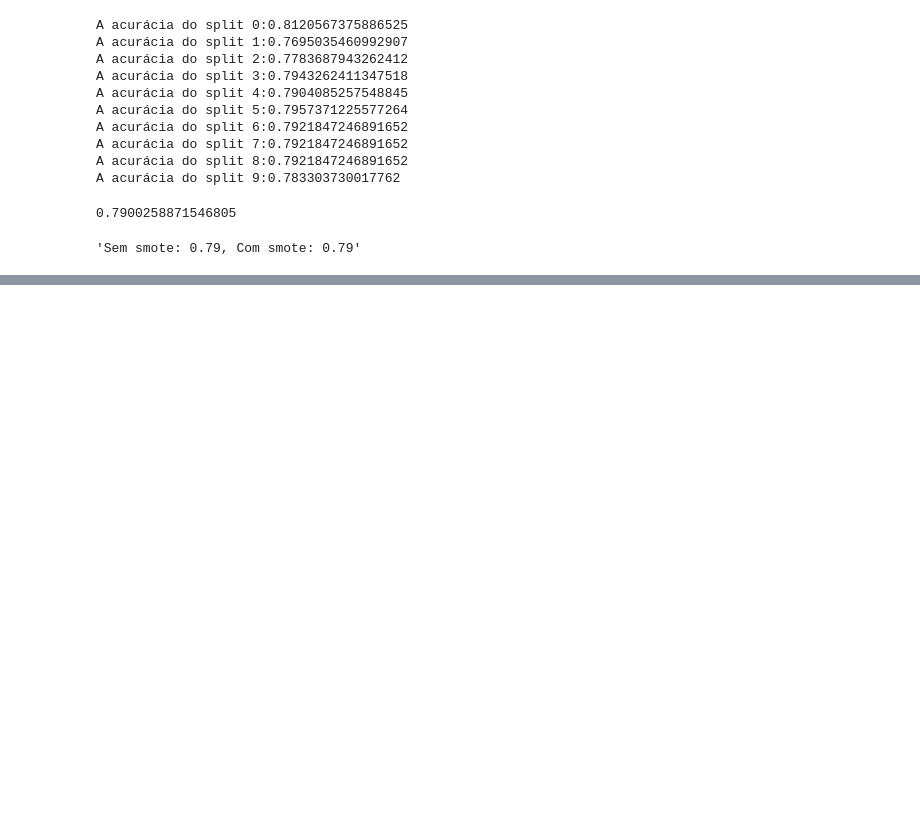
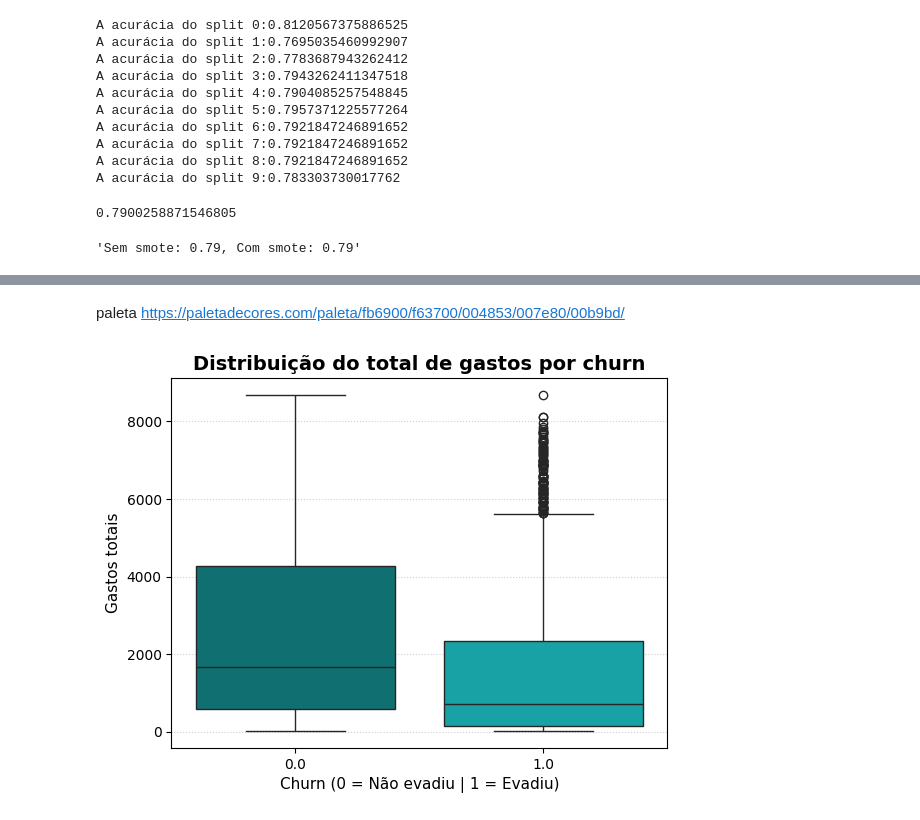
Before and after one commit to paulahruizpro-ux/telecom-x-ii, a Jupyter notebook: Telecom_X_2.ipynb, the cells around one changed output, grey strips where cells are left out. Saved outputs shown, nothing was run; the diff lists cells and outputs as text; code cells hidden in the pictures; blank space fills up the shorter version.

```diff
--- a/Telecom_X_2.ipynb
+++ b/Telecom_X_2.ipynb
@@ -376,0 +512,20 @@ X_treino_balanceado, y_treino_balanceado = sm.fit_resample(X_treino, y_treino)
+# %% [markdown]
+paleta https://paletadecores.com/paleta/fb6900/f63700/004853/007e80/00b9bd/
+# %%
+sns.boxplot(x='onehotencoder__churn_Yes',
+            y='remainder__account_charges_total',
+            data=dados_encoded,
+            palette=['#007e80', '#00b9bd'],
+            hue ='onehotencoder__churn_Yes',
+            legend=False
+)
+
+
+plt.title('Distribuição do total de gastos por churn', fontsize=14, weight='bold')
+plt.xlabel('Churn (0 = Não evadiu | 1 = Evadiu)', fontsize=11)
+plt.ylabel('Gastos totais', fontsize=11)
+
+plt.grid(axis='y', linestyle=':', alpha=0.6)
+plt.show()
+# %% [output]
+[figure, added]
```
Also changed, not shown: parts of 15 cells of this notebook.
